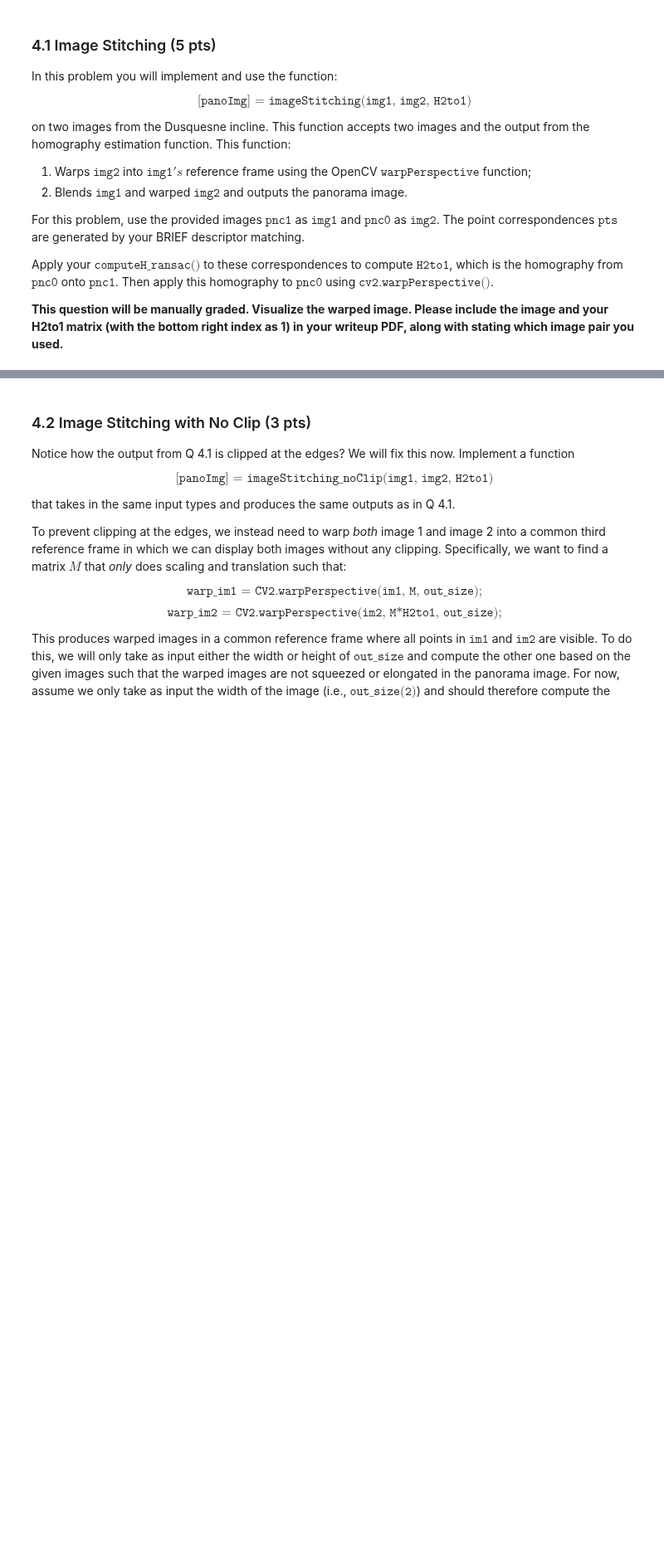
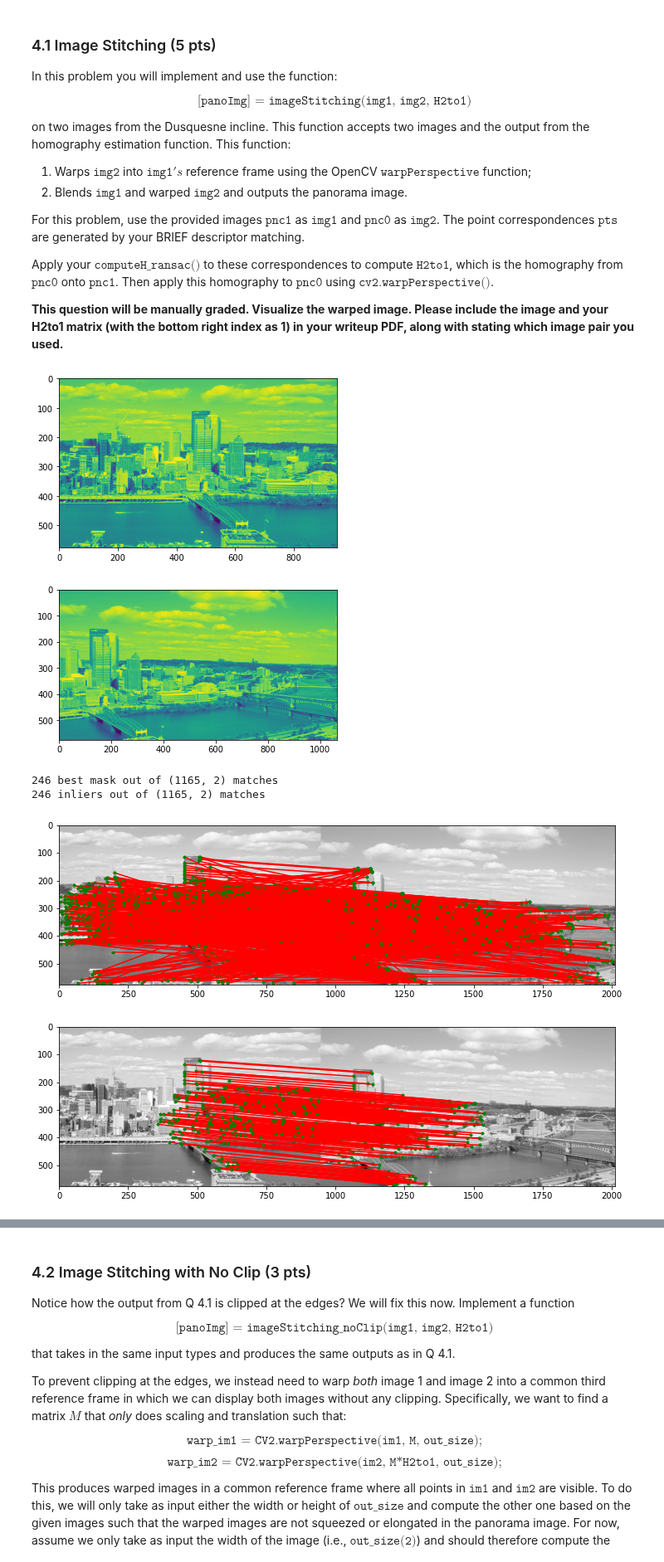
Before and after one commit to FranzEricSchneider/szeliski-algorithms-n-apps, a Jupyter notebook: class/hw4/q4.ipynb, the cells around one changed output, grey strips where cells are left out. Shown at 83% size. Drawn from its saved outputs; the diff is of its cells as text; code cells hidden in the pictures; blank space fills up the shorter version.

```diff
--- a/class/hw4/q4.ipynb
+++ b/class/hw4/q4.ipynb
@@ -33,6 +33,55 @@ For this problem, use the provided images $\texttt{pnc1}$ as $\texttt{img1}$ and
 Apply your $\texttt{computeH_ransac()}$ to these correspondences to compute $\texttt{H2to1}$, which is the homography from $\texttt{pnc0}$ onto $\texttt{pnc1}$. Then apply this homography to $\texttt{pnc0}$ using $\texttt{cv2.warpPerspective()}$.
 
 **This question will be manually graded. Visualize the warped image. Please include the image and your H2to1 matrix (with the bottom right index as 1) in your writeup PDF, along with stating which image pair you used.**
+# %%
+def grey01(path):
+    """Opens an image as a 0-1 greyscale."""
+    return cv2.imread(path, cv2.IMREAD_GRAYSCALE).astype(float) / 255
+
+
+# 𝚍𝚊𝚝𝚊/𝚙𝚗𝚌𝟷.𝚓𝚙𝚐 and 𝚍𝚊𝚝𝚊/𝚙𝚗𝚌𝟶.𝚓𝚙𝚐 do not exist, so going with the incline pictures
+path1 = "data/incline_L.png"
+path2 = "data/incline_R.png"
+
+im1 = cv2.cvtColor(cv2.imread(path1), cv2.COLOR_BGR2RGB)
+im2 = cv2.cvtColor(cv2.imread(path2), cv2.COLOR_BGR2RGB)
+
+grey1 = grey01(path1)
+locs1, desc1 = briefLite(grey1)
+
+from matplotlib import pyplot
+pyplot.imshow(grey1)
+pyplot.show()
+
+grey2 = grey01(path2)
+locs2, desc2 = briefLite(grey2)
+
+pyplot.imshow(grey2)
+pyplot.show()
+
+# We want to get the transform from cover to desk, so give cover as p2
+matches = briefMatch(desc1, desc2)
+H_R2L, inliers = computeH_ransac(matches, locs1, locs2, tol=4)
+
+plotMatches(cv2.imread(path1),
+            cv2.imread(path2),
+            matches,
+            locs1,
+            locs2,
+            )
+plotMatches(cv2.imread(path1),
+            cv2.imread(path2),
+            matches[inliers],
+            locs1,
+            locs2,
+            )
+# %% [output]
+[figure, added]
+[figure, added]
+246 best mask out of (1165, 2) matches
+246 inliers out of (1165, 2) matches
+[figure, added]
+[figure, added]
 # %%
 def imageStitching(im1, im2, H2to1):
     '''
```
Also changed, not shown: parts of 1 cell of this notebook, 3 other files.
